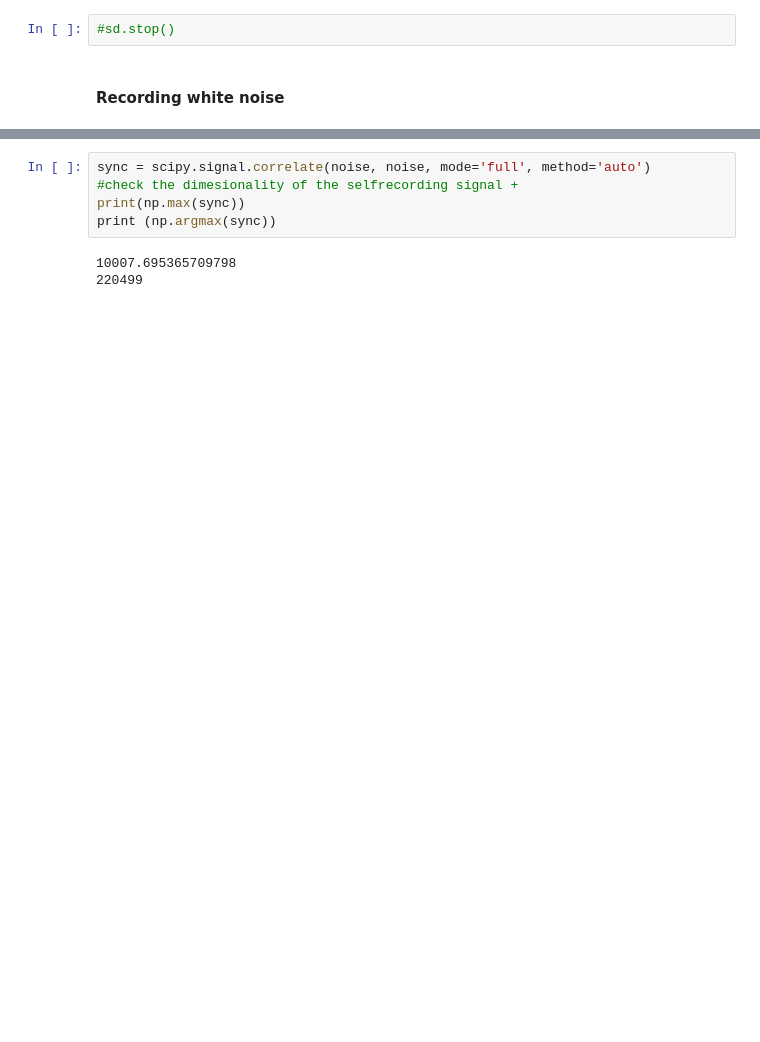
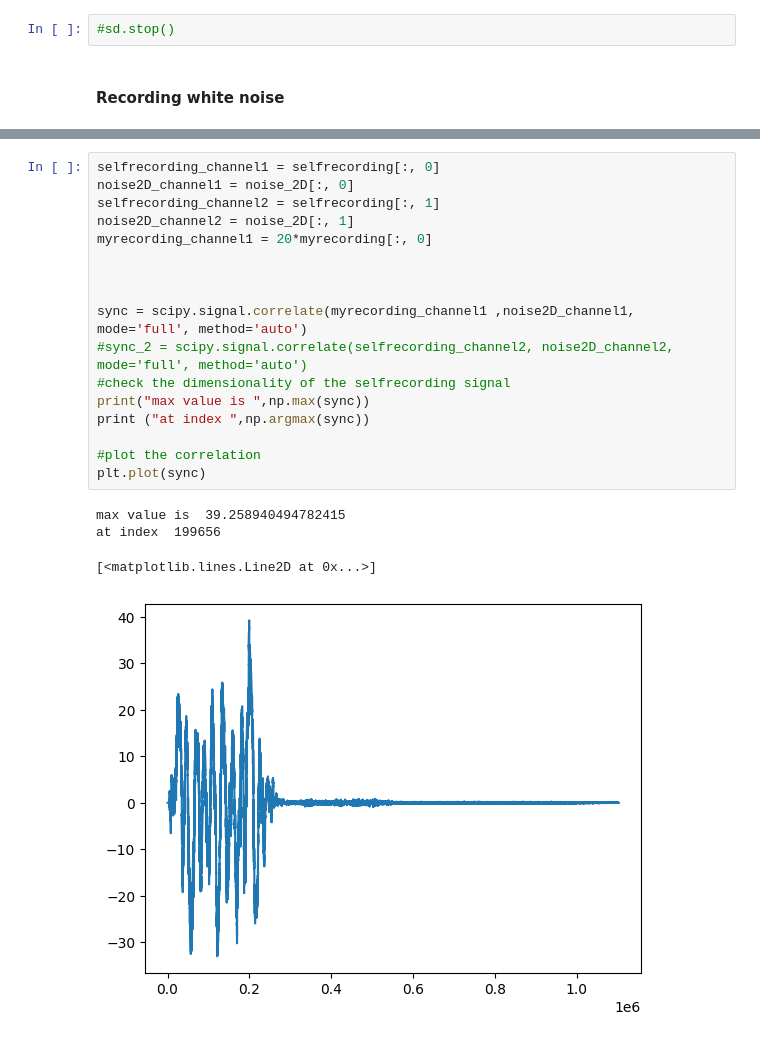
Before and after one commit to ycy29cam/GF3-Audio-Modem, a Jupyter notebook: GF3_synchronisation_00-03.ipynb, the cells around one changed output, grey strips where cells are left out. Saved outputs shown, nothing was run; the diff lists cells and outputs as text; blank space fills up the shorter version.

Commit message:
"sync function"

```diff
--- a/GF3_synchronisation_00-03.ipynb
+++ b/GF3_synchronisation_00-03.ipynb
@@ -45,8 +63,22 @@ print(selfrecording)
 # %%
-sync = scipy.signal.correlate(noise, noise, mode='full', method='auto')
-#check the dimesionality of the selfrecording signal +
-print(np.max(sync))
-print (np.argmax(sync))
+selfrecording_channel1 = selfrecording[:, 0]
+noise2D_channel1 = noise_2D[:, 0]
+selfrecording_channel2 = selfrecording[:, 1]
+noise2D_channel2 = noise_2D[:, 1]
+myrecording_channel1 = 20*myrecording[:, 0]
+
+
+
+sync = scipy.signal.correlate(myrecording_channel1 ,noise2D_channel1, mode='full', method='auto')
+#sync_2 = scipy.signal.correlate(selfrecording_channel2, noise2D_channel2, mode='full', method='auto')
+#check the dimensionality of the selfrecording signal
+print("max value is ",np.max(sync))
+print ("at index ",np.argmax(sync))
+
+#plot the correlation
+plt.plot(sync)
 # %% [output]
-10007.695365709798
-220499
+max value is  39.258940494782415
+at index  199656
+[<matplotlib.lines.Line2D at 0x...>]
+[figure, added]
```
Also changed, not shown: parts of 5 cells of this notebook.
